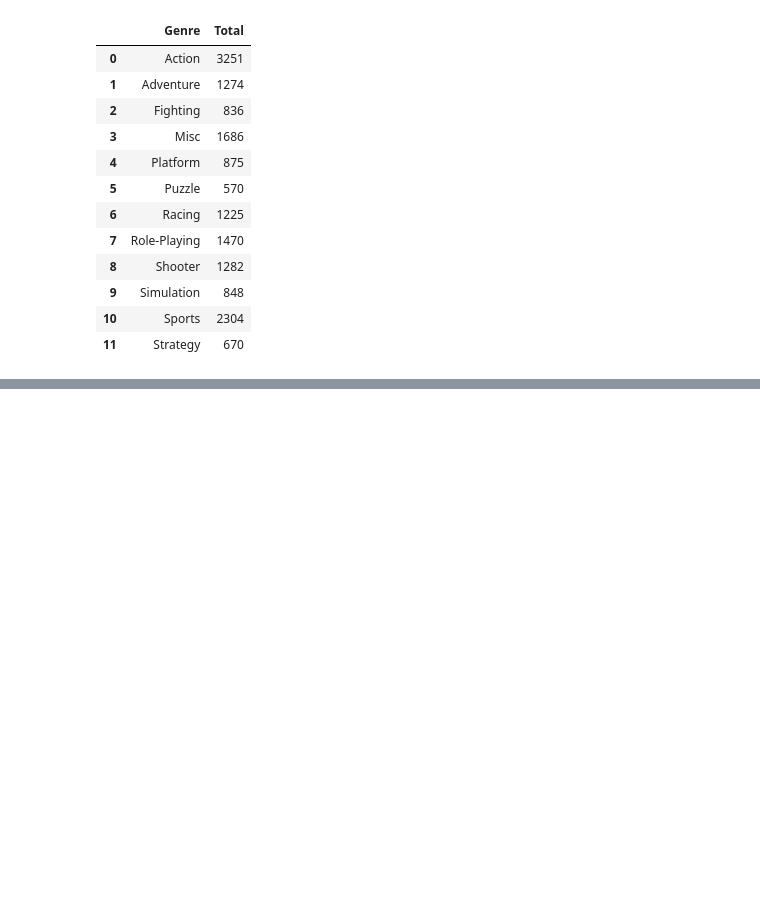
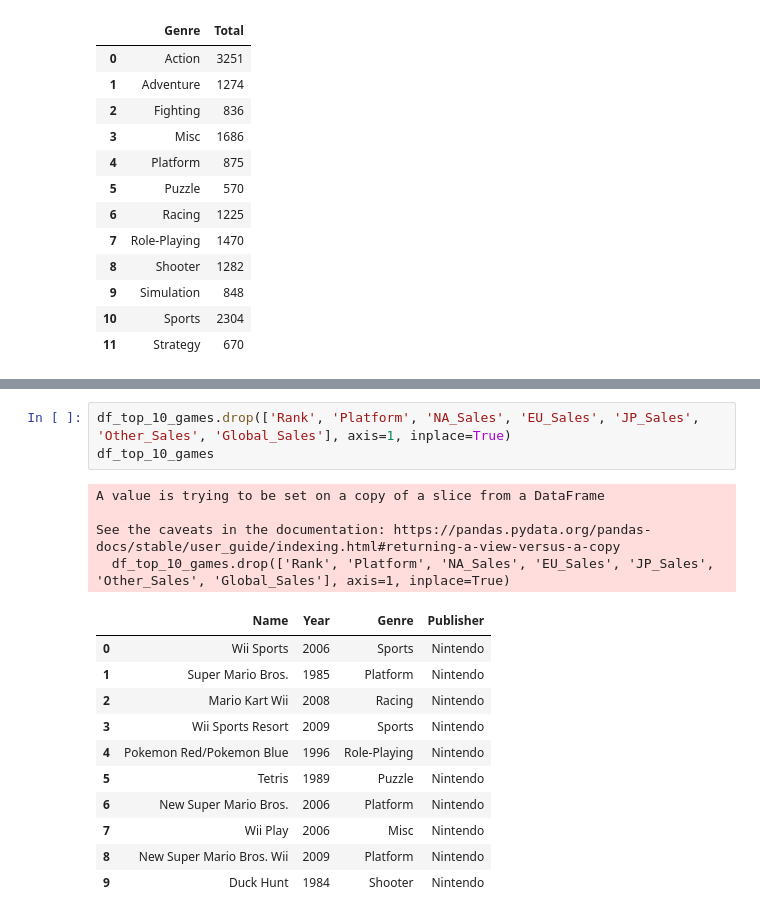
Before and after one commit to qarisp/video-games-sales, a Jupyter notebook: video-games-sales.ipynb, the cells around one changed output, grey strips where cells are left out. Cells and saved outputs as stored; diff of their text form; blank space fills up the shorter version.

```diff
--- a/video-games-sales.ipynb
+++ b/video-games-sales.ipynb
@@ -166,0 +186,19 @@ df_genre
+# %%
+df_top_10_games.drop(['Rank', 'Platform', 'NA_Sales', 'EU_Sales', 'JP_Sales', 'Other_Sales', 'Global_Sales'], axis=1, inplace=True)
+df_top_10_games
+# %% [output]
+A value is trying to be set on a copy of a slice from a DataFrame
+
+See the caveats in the documentation: https://pandas.pydata.org/pandas-docs/stable/user_guide/indexing.html#returning-a-view-versus-a-copy
+  df_top_10_games.drop(['Rank', 'Platform', 'NA_Sales', 'EU_Sales', 'JP_Sales', 'Other_Sales', 'Global_Sales'], axis=1, inplace=True)
+|  | Name | Year | Genre | Publisher |
+| 0 | Wii Sports | 2006 | Sports | Nintendo |
+| 1 | Super Mario Bros. | 1985 | Platform | Nintendo |
+| 2 | Mario Kart Wii | 2008 | Racing | Nintendo |
+| 3 | Wii Sports Resort | 2009 | Sports | Nintendo |
+| 4 | Pokemon Red/Pokemon Blue | 1996 | Role-Playing | Nintendo |
+| 5 | Tetris | 1989 | Puzzle | Nintendo |
+| 6 | New Super Mario Bros. | 2006 | Platform | Nintendo |
+| 7 | Wii Play | 2006 | Misc | Nintendo |
+| 8 | New Super Mario Bros. Wii | 2009 | Platform | Nintendo |
+| 9 | Duck Hunt | 1984 | Shooter | Nintendo |
```
Also changed, not shown: parts of 8 cells of this notebook, 2 other files.
